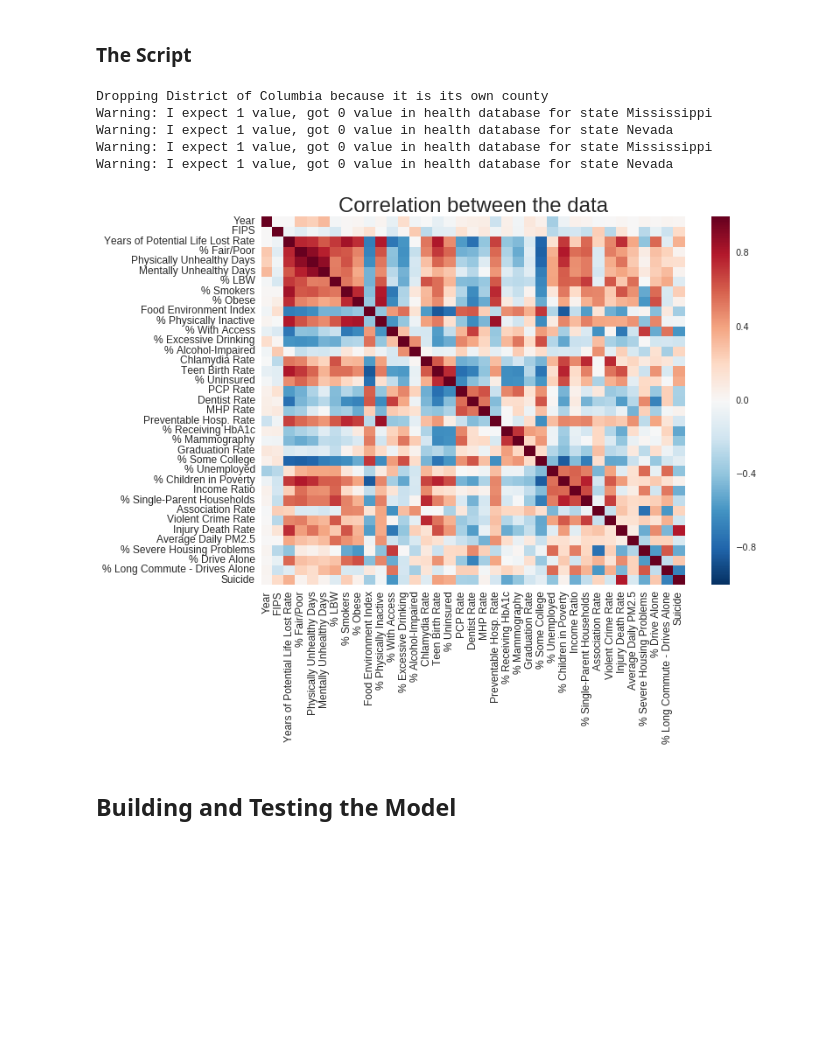
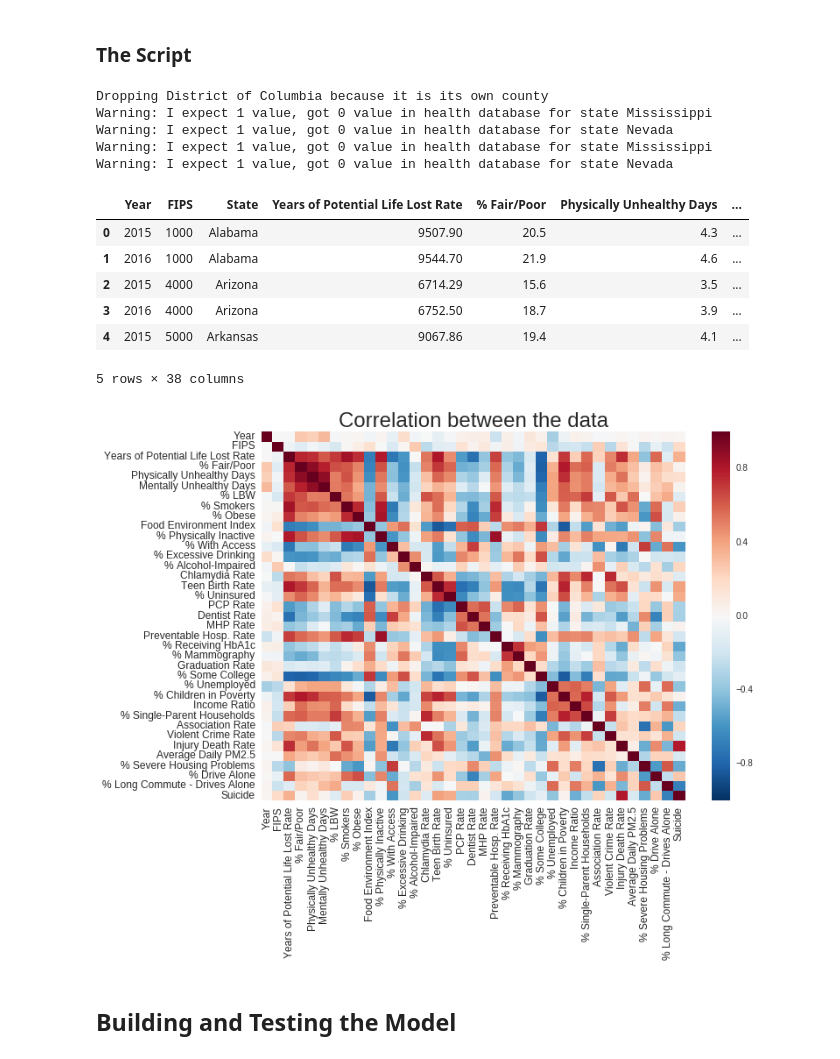
Before and after one commit to faubin/SuicidePredictor, a Jupyter notebook: model_data.ipynb, the cells around one changed output. Drawn from its saved outputs; the diff is of its cells as text; code cells hidden in the pictures; blank space fills up the shorter version.

```diff
--- a/model_data.ipynb
+++ b/model_data.ipynb
@@ -278,31 +278,39 @@ years_to_predict = [2016]  # must be included in years_to_analyze
 # %%
 # selects the main databases
 files = select_health_files_to_load(years_to_analyze)
 
 # load raw database
 data = load_data(files, 'state')
 data_county = load_data(files, 'county')
 
 # select columns
 data = exclude_redundant_data(data)
 data_county = exclude_redundant_data(data_county)
 
 # add a column for suicide rate
 data = add_suicide_data(data)
 
 # remove columns and rows with important data missing
 data = clean_data(data)
 data_county = clean_data(data_county)
 
 # show the raw data
-visualize_data(data, show_plots)
+visualize_data(data)
+data.head()
 # %% [output]
 Dropping District of Columbia because it is its own county
 Warning: I expect 1 value, got 0 value in health database for state Mississippi
 Warning: I expect 1 value, got 0 value in health database for state Nevada
 Warning: I expect 1 value, got 0 value in health database for state Mississippi
 Warning: I expect 1 value, got 0 value in health database for state Nevada
+|  | Year | FIPS | State | Years of Potential Life Lost Rate | % Fair/Poor | Physically Unhealthy Days | ... |
+| 0 | 2015 | 1000 | Alabama | 9507.90 | 20.5 | 4.3 | ... |
+| 1 | 2016 | 1000 | Alabama | 9544.70 | 21.9 | 4.6 | ... |
+| 2 | 2015 | 4000 | Arizona | 6714.29 | 15.6 | 3.5 | ... |
+| 3 | 2016 | 4000 | Arizona | 6752.50 | 18.7 | 3.9 | ... |
+| 4 | 2015 | 5000 | Arkansas | 9067.86 | 19.4 | 4.1 | ... |
+5 rows × 38 columns
-[figure, old version]
+[figure, new version]
 # %% [markdown]
 ## Building and Testing the Model
 # %% [markdown]
```
Also changed, not shown: parts of 1 cell of this notebook.
